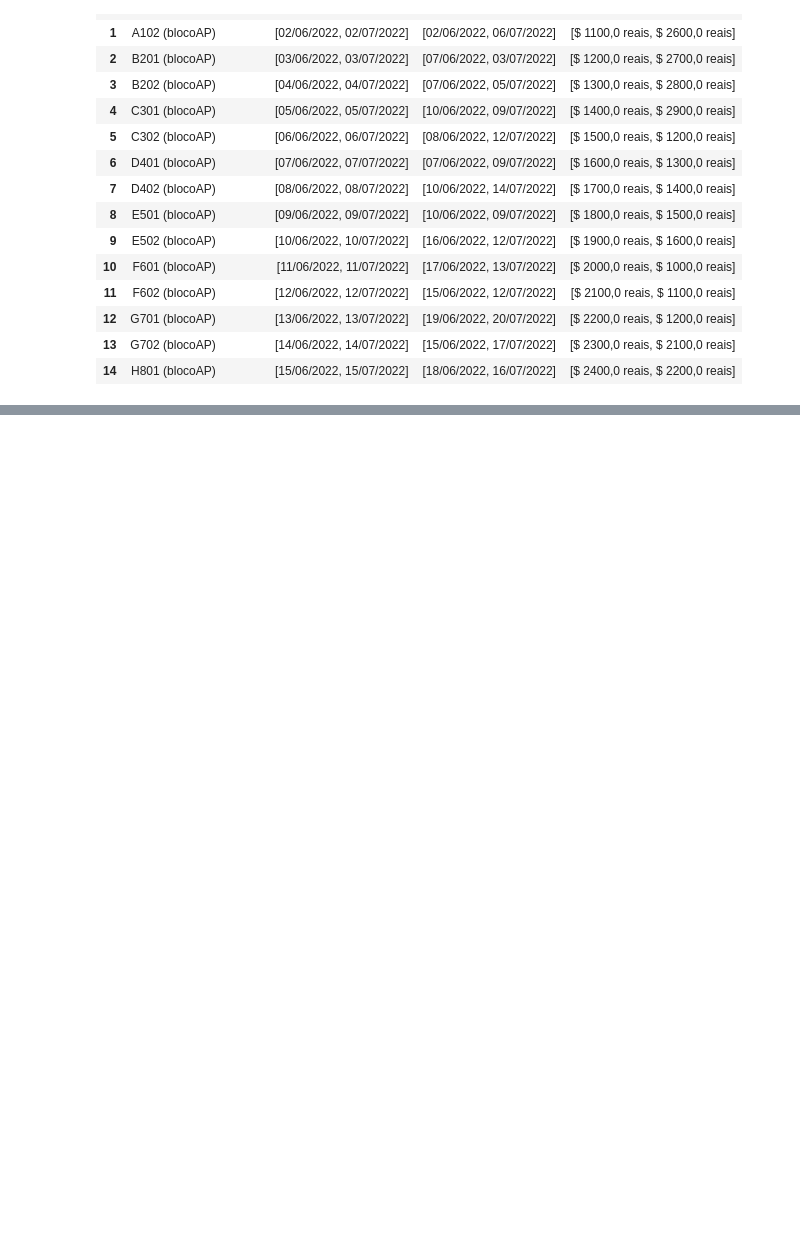
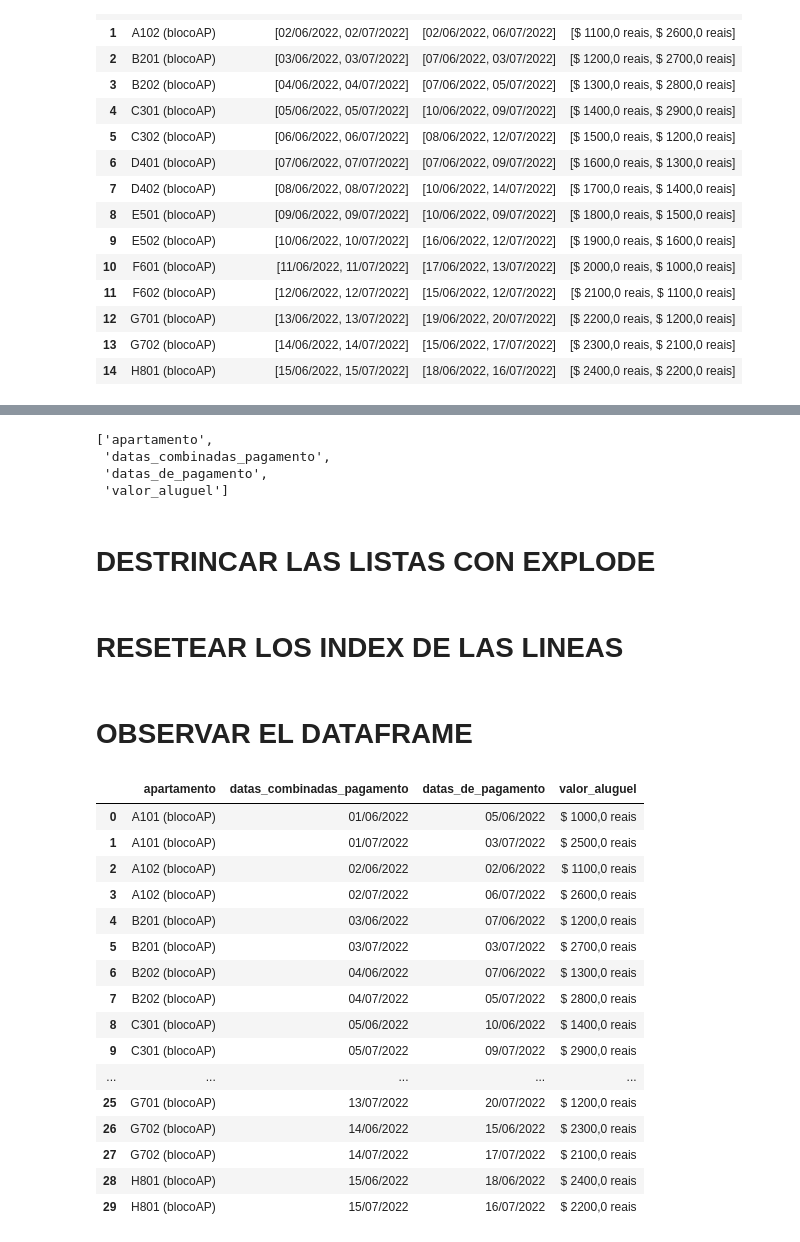
Before and after one commit to PepeSaint96/Notebooks-Cenote-Impresion3D, a Jupyter notebook: Proyecto-Desafio-2-Administracion-Condominios.ipynb, the cells around one changed output, grey strips where cells are left out. Drawn from its saved outputs; the diff is of its cells as text; code cells hidden in the pictures; blank space fills up the shorter version.

```diff
--- a/Proyecto-Desafio-2-Administracion-Condominios.ipynb
+++ b/Proyecto-Desafio-2-Administracion-Condominios.ipynb
@@ -7,7 +7,7 @@ import pandas as pd
 # %% [markdown]
 #LEER EL ARCHIVO JSON CON READ_JSON
 # %%
-datos = pd.read_json('/dados_locacao_imoveis.json')
+datos = pd.read_json('/content/dados_locacao_imoveis.json')
 # %% [markdown]
 #APLICAR JSON_NORMALIZE EN LA COLUMNA DADOS_LOCACAO
 # %%
@@ -35,0 +38,38 @@ datos
+# %%
+columnas = list(datos.columns)
+columnas
+# %% [output]
+['apartamento',
+ 'datas_combinadas_pagamento',
+ 'datas_de_pagamento',
+ 'valor_aluguel']
+# %% [markdown]
+# DESTRINCAR LAS LISTAS CON EXPLODE
+# %%
+datos = datos.explode(columnas[1:])
+# %% [markdown]
+# RESETEAR LOS INDEX DE LAS LINEAS
+# %%
+datos.reset_index(drop=True, inplace=True)
+# %% [markdown]
+# OBSERVAR EL DATAFRAME
+# %%
+datos
+# %% [output]
+|  | apartamento | datas_combinadas_pagamento | datas_de_pagamento | valor_aluguel |
+| 0 | A101 (blocoAP) | 01/06/2022 | 05/06/2022 | $ 1000,0 reais |
+| 1 | A101 (blocoAP) | 01/07/2022 | 03/07/2022 | $ 2500,0 reais |
+| 2 | A102 (blocoAP) | 02/06/2022 | 02/06/2022 | $ 1100,0 reais |
+| 3 | A102 (blocoAP) | 02/07/2022 | 06/07/2022 | $ 2600,0 reais |
+| 4 | B201 (blocoAP) | 03/06/2022 | 07/06/2022 | $ 1200,0 reais |
+| 5 | B201 (blocoAP) | 03/07/2022 | 03/07/2022 | $ 2700,0 reais |
+| 6 | B202 (blocoAP) | 04/06/2022 | 07/06/2022 | $ 1300,0 reais |
+| 7 | B202 (blocoAP) | 04/07/2022 | 05/07/2022 | $ 2800,0 reais |
+| 8 | C301 (blocoAP) | 05/06/2022 | 10/06/2022 | $ 1400,0 reais |
+| 9 | C301 (blocoAP) | 05/07/2022 | 09/07/2022 | $ 2900,0 reais |
+| ... | ... | ... | ... | ... |
+| 25 | G701 (blocoAP) | 13/07/2022 | 20/07/2022 | $ 1200,0 reais |
+| 26 | G702 (blocoAP) | 14/06/2022 | 15/06/2022 | $ 2300,0 reais |
+| 27 | G702 (blocoAP) | 14/07/2022 | 17/07/2022 | $ 2100,0 reais |
+| 28 | H801 (blocoAP) | 15/06/2022 | 18/06/2022 | $ 2400,0 reais |
+| 29 | H801 (blocoAP) | 15/07/2022 | 16/07/2022 | $ 2200,0 reais |
```
Also changed, not shown: parts of 14 cells of this notebook.
